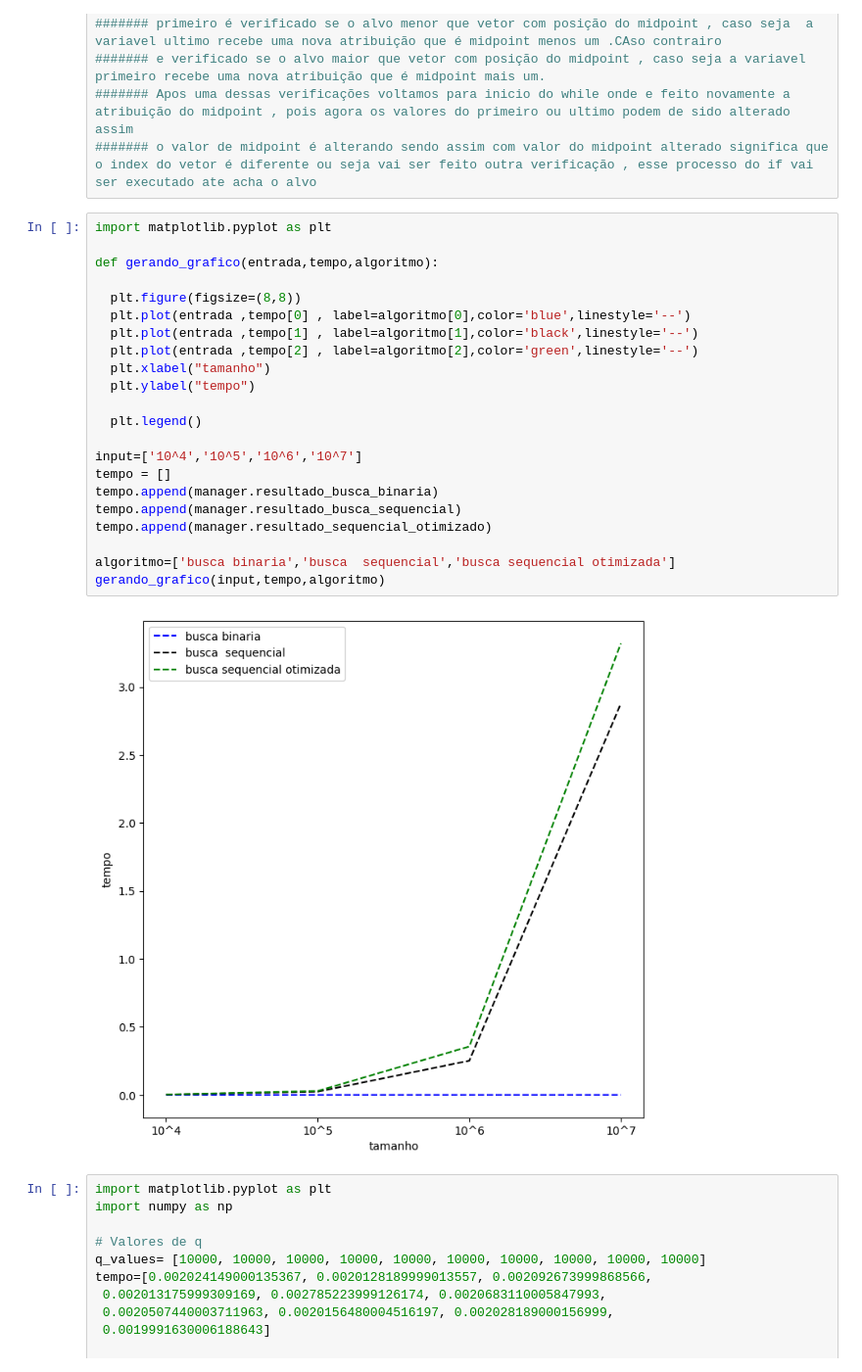
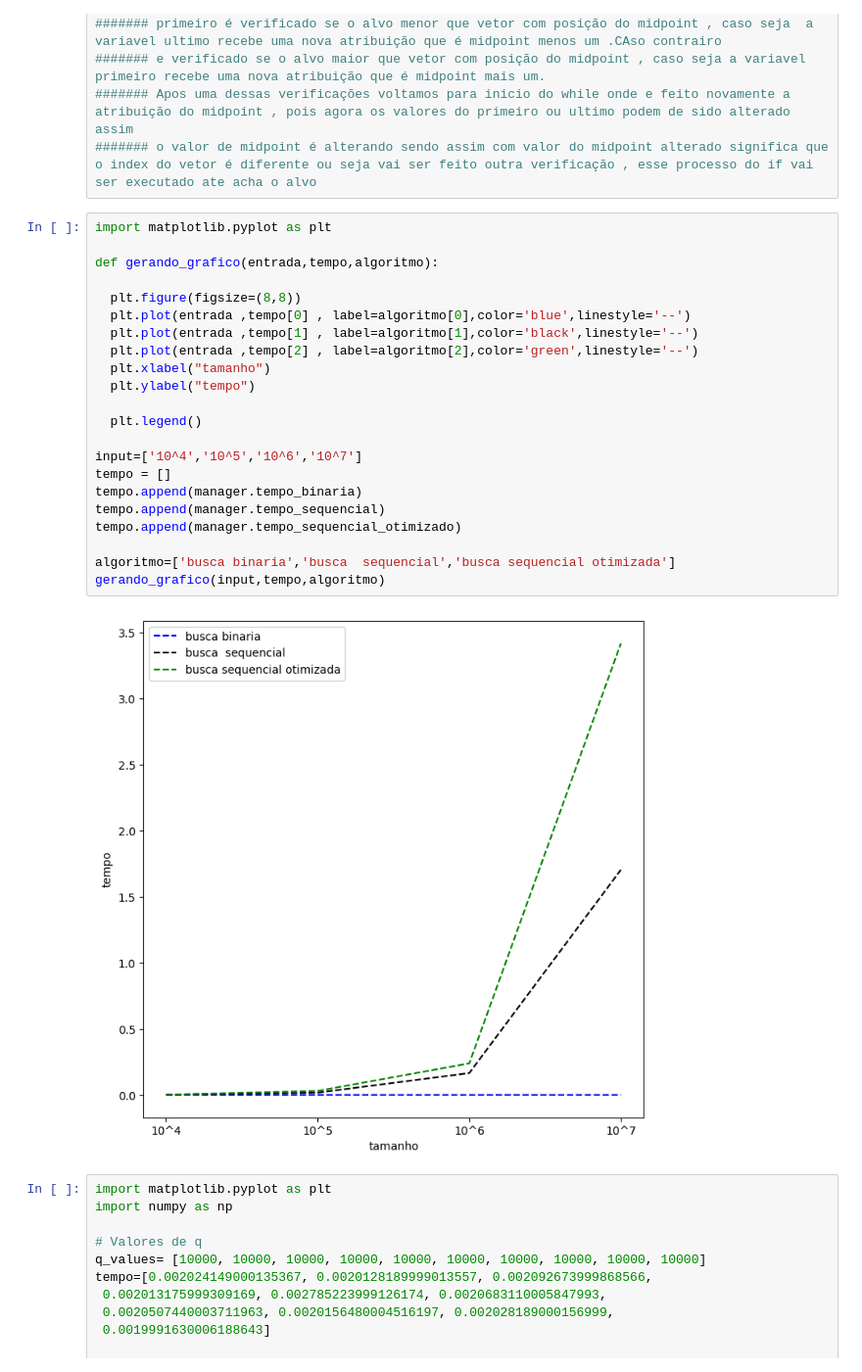
Before and after one commit to reidnersousa/IFB_Analise_Algoritmo_2024, a Jupyter notebook: Analise_Algoritmo_busca.ipynb, the cells around one changed output. Shown at 98% size. Drawn from its saved outputs; the diff is of its cells as text.

```diff
--- a/Analise_Algoritmo_busca.ipynb
+++ b/Analise_Algoritmo_busca.ipynb
@@ -362,27 +228,27 @@ A tabela foi criada e salva no arquivo 'tabela_metodos_busca.xlsx'.
 # %%
 import matplotlib.pyplot as plt
 
 def gerando_grafico(entrada,tempo,algoritmo):
 
   plt.figure(figsize=(8,8))
   plt.plot(entrada ,tempo[0] , label=algoritmo[0],color='blue',linestyle='--')
   plt.plot(entrada ,tempo[1] , label=algoritmo[1],color='black',linestyle='--')
   plt.plot(entrada ,tempo[2] , label=algoritmo[2],color='green',linestyle='--')
   plt.xlabel("tamanho")
   plt.ylabel("tempo")
 
   plt.legend()
 
 input=['10^4','10^5','10^6','10^7']
 tempo = []
-tempo.append(manager.resultado_busca_binaria)
-tempo.append(manager.resultado_busca_sequencial)
-tempo.append(manager.resultado_sequencial_otimizado)
+tempo.append(manager.tempo_binaria)
+tempo.append(manager.tempo_sequencial)
+tempo.append(manager.tempo_sequencial_otimizado)
 
 algoritmo=['busca binaria','busca  sequencial','busca sequencial otimizada']
 gerando_grafico(input,tempo,algoritmo)
 # %% [output]
-[figure, old version]
+[figure, new version]
 # %%
 import matplotlib.pyplot as plt
 import numpy as np
```
Also changed, not shown: parts of 6 cells of this notebook.
